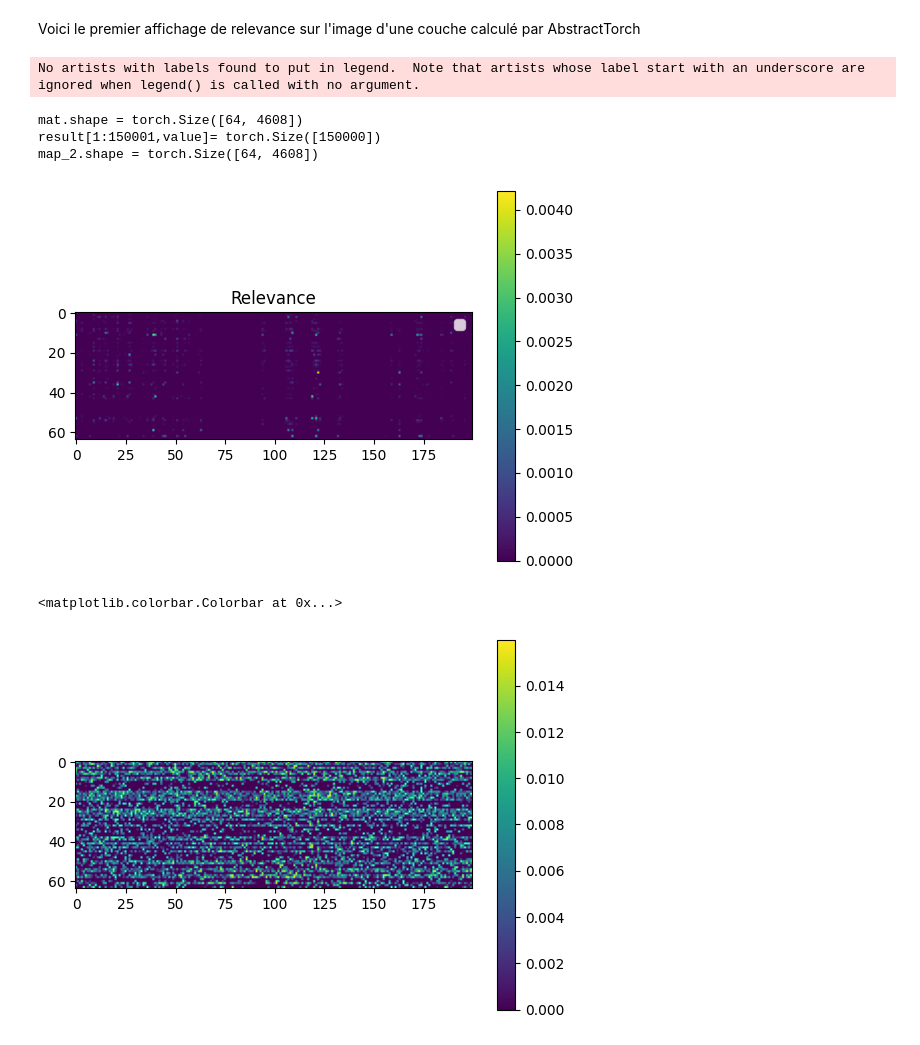
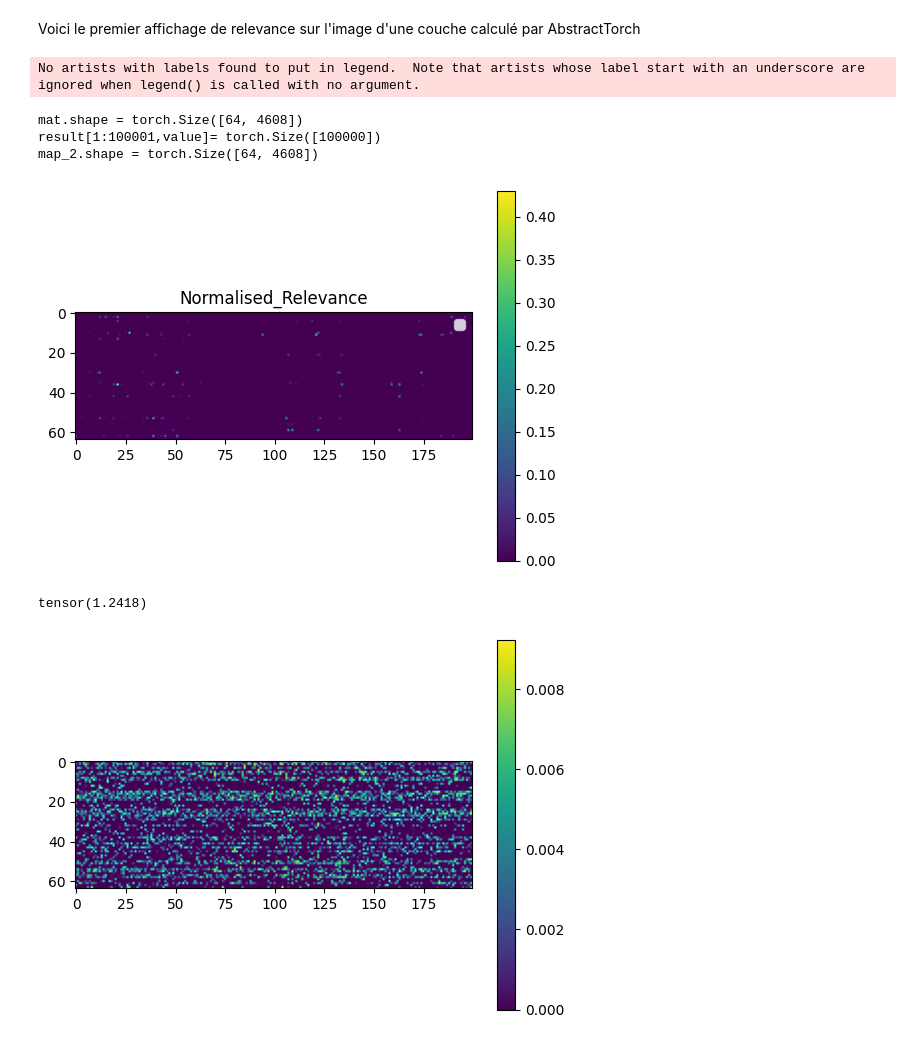
Before and after one commit to guillaume117/AbstractTorch, a Jupyter notebook: notebook/distillation.ipynb, the cells around one changed output. Saved outputs shown, nothing was run; the diff lists cells and outputs as text; code cells hidden in the pictures.

Commit message:
affichage dominance et relevance

```diff
--- a/notebook/distillation.ipynb
+++ b/notebook/distillation.ipynb
@@ -106,7 +106,7 @@ class AbstractNN(nn.Module):
         x= self.softMax(x)
         return x
 
-    def abstract_forward(self,x,add_symbol=False,device=torch.device("cpu")):
+    def abstract_forward(self,x,add_symbol=False,device=torch.device("cpu"),index=None,alpha=None):
 
 
         self.device=device
@@ -183,7 +183,7 @@ On récupère la matrice de poids de fc1
 for param in model.named_parameters():
    if param[0] == 'fc1.1.weight':
         print(torch.sum(param[1].data))
-        index = torch.topk(torch.abs(param[1].data).flatten(),k=150_000,largest=False)
+        index = torch.topk(torch.abs(param[1].data).flatten(),k=100_000,largest=False)
         mat= param[1].data
         break
 print(index.indices)
@@ -198,6 +198 @@ tensor([1.2472e-08, 2.8852e-08, 1.1058e-07,  ..., 1.7580e-02, 1.7580e-02,
 mat.shape = torch.Size([64, 4608])
-# %%
-model=AbstractNN(num_depth=1,device=device   )
-model.load_state_dict(torch.load('dataset/test.pth'))
-
-model.to(device)
@@ -236,7 +216,7 @@ print(img.unsqueeze(0).shape)
 with torch.no_grad():
 
 
-   result,x_min,x_max,x_true=model.abstract_forward(img.unsqueeze(0),add_symbol=True,device=device)
+   result,x_min,x_max,x_true=model.abstract_forward(img.unsqueeze(0),add_symbol=True,device=device,index=index,alpha=alpha)
 print(f"result.shape = {result.shape}")
 print(f"y_min       =  {x_min}")
 print(f"y_max       =  {x_max}")
@@ -279,34 +288,37 @@ Voici le premier affichage de relevance sur l'image d'une couche calculé par Ab
 # %%
 print(f"mat.shape = {mat.shape}")
 map_relevance = torch.zeros_like(mat).flatten()
 map_original = torch.zeros_like(mat).flatten()
 
 value=torch.argmax(result[0])
-print(f"result[1:150001,value]= {result[1:150001,value].shape}")
-map_relevance[index.indices]= result[1:150001,value]
+print(f"result[1:100001,value]= {result[1:100001,value].shape}")
+map_relevance[index.indices]= result[1:100001,value]
 map_original[index.indices]= mat.flatten()[index.indices]
 map_relevance = map_relevance.reshape(mat.shape)
 map_original = map_original.reshape(mat.shape)
 print(f"map_2.shape = {map_relevance.shape}")
 
+map_normalized_relevance = torch.abs(map_relevance)/torch.abs(map_original)
+map_normalized_relevance = torch.where(torch.isnan(map_normalized_relevance), torch.zeros_like(map_normalized_relevance), map_normalized_relevance)
+map_normalized_relavance = torch.zeros_like(mat)+map_normalized_relevance
 
+plt.imshow(torch.abs(map_normalized_relevance.cpu())[:,200:400].numpy(), cmap='viridis')
 
-
-plt.imshow(torch.abs(map_relevance.cpu())[:,200:400].numpy(), cmap='viridis')
+plt.title('Normalised_Relevance')
 plt.colorbar()
-plt.title('Relevance')
 plt.legend()
 plt.show()
 
 #plt.hist(map_relevance.cpu().flatten().numpy(),bins=100)
 #plt.show()
 plt.imshow(torch.abs(map_original.cpu())[:,200:400].numpy(), cmap='viridis')
 plt.colorbar()
+print(torch.max(map_normalized_relavance))
 # %% [output]
 No artists with labels found to put in legend.  Note that artists whose label start with an underscore are ignored when legend() is called with no argument.
 mat.shape = torch.Size([64, 4608])
-result[1:150001,value]= torch.Size([150000])
+result[1:100001,value]= torch.Size([100000])
 map_2.shape = torch.Size([64, 4608])
-[figure, old version]
+[figure, new version]
-<matplotlib.colorbar.Colorbar at 0x...>
+tensor(1.2418)
-[figure, old version]
+[figure, new version]
```
Also changed, not shown: parts of 5 cells of this notebook.
